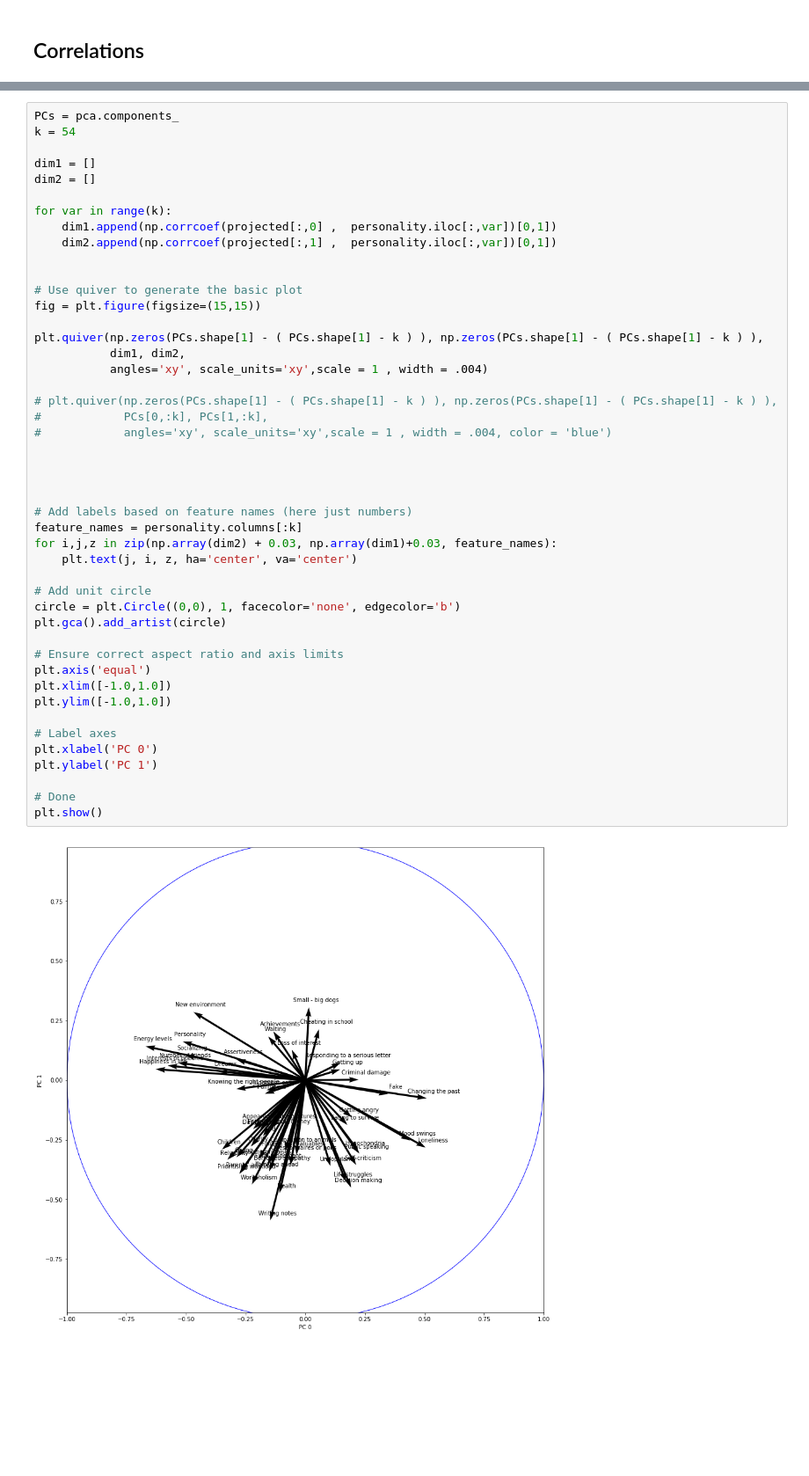
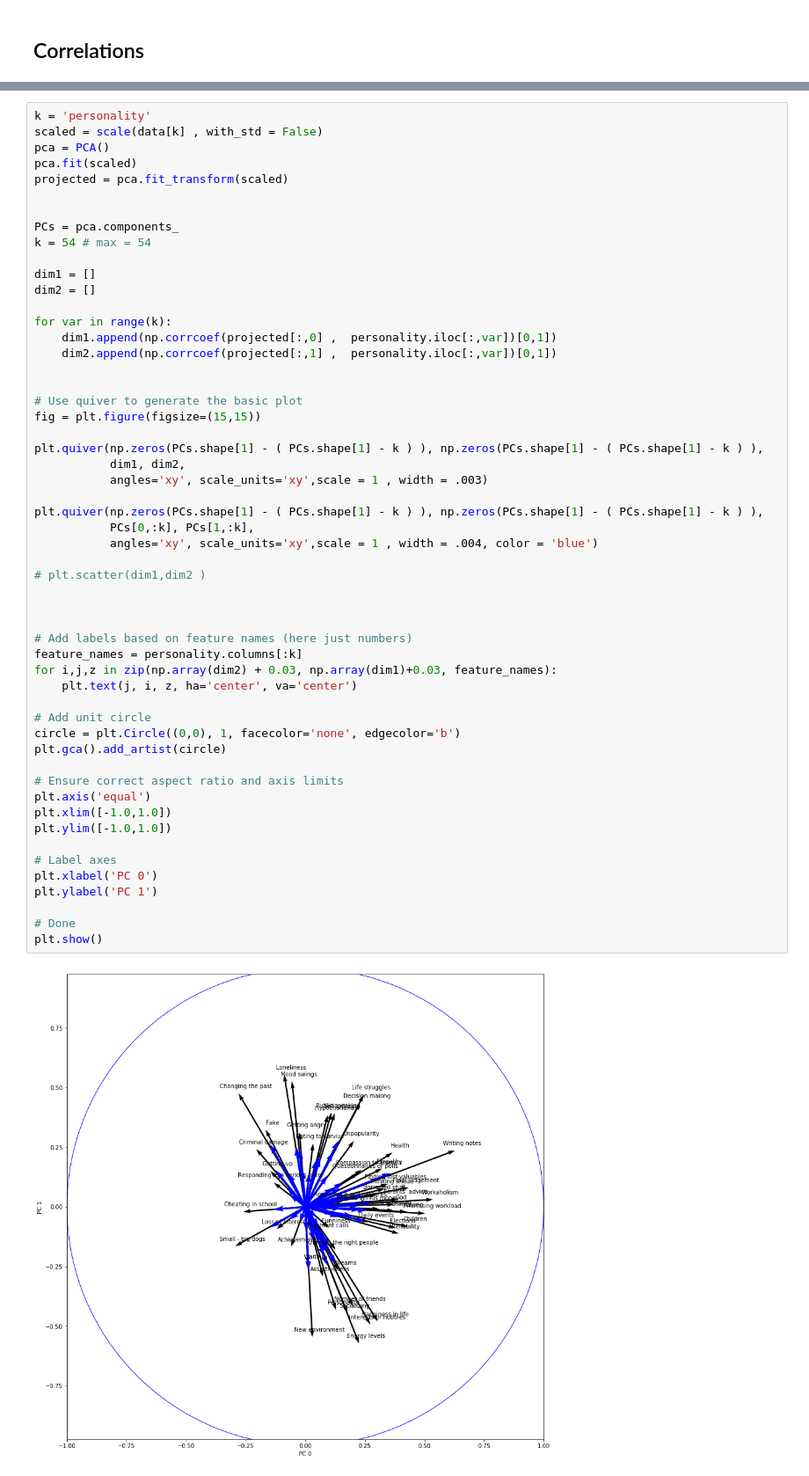
Before and after one commit to raulds77/inference_project, a Jupyter notebook: Observable PCA.ipynb, the cells around one changed output, grey strips where cells are left out. Shown: that part at 88% size. Cells and saved outputs as stored; diff of their text form; blank space fills up the shorter version.

```diff
--- a/Observable PCA.ipynb
+++ b/Observable PCA.ipynb
@@ -68,6 +70,13 @@ for k in data.keys():
 # %%
+k = 'personality'
+scaled = scale(data[k] , with_std = False)
+pca = PCA()
+pca.fit(scaled)
+projected = pca.fit_transform(scaled)
+
+
 PCs = pca.components_
-k = 54
+k = 54 # max = 54
 
 dim1 = []
 dim2 = []
@@ -81,35 +90,36 @@ for var in range(k):
 fig = plt.figure(figsize=(15,15))
 
 plt.quiver(np.zeros(PCs.shape[1] - ( PCs.shape[1] - k ) ), np.zeros(PCs.shape[1] - ( PCs.shape[1] - k ) ),
            dim1, dim2,
-           angles='xy', scale_units='xy',scale = 1 , width = .004)
+           angles='xy', scale_units='xy',scale = 1 , width = .003)
 
-# plt.quiver(np.zeros(PCs.shape[1] - ( PCs.shape[1] - k ) ), np.zeros(PCs.shape[1] - ( PCs.shape[1] - k ) ),
-#            PCs[0,:k], PCs[1,:k],
-#            angles='xy', scale_units='xy',scale = 1 , width = .004, color = 'blue')
+plt.quiver(np.zeros(PCs.shape[1] - ( PCs.shape[1] - k ) ), np.zeros(PCs.shape[1] - ( PCs.shape[1] - k ) ),
+           PCs[0,:k], PCs[1,:k],
+           angles='xy', scale_units='xy',scale = 1 , width = .004, color = 'blue')
 
+# plt.scatter(dim1,dim2 )
 
 
 
 # Add labels based on feature names (here just numbers)
 feature_names = personality.columns[:k]
 for i,j,z in zip(np.array(dim2) + 0.03, np.array(dim1)+0.03, feature_names):
     plt.text(j, i, z, ha='center', va='center')
 
 # Add unit circle
 circle = plt.Circle((0,0), 1, facecolor='none', edgecolor='b')
 plt.gca().add_artist(circle)
 
 # Ensure correct aspect ratio and axis limits
 plt.axis('equal')
 plt.xlim([-1.0,1.0])
 plt.ylim([-1.0,1.0])
 
 # Label axes
 plt.xlabel('PC 0')
 plt.ylabel('PC 1')
 
 # Done
 plt.show()
 # %% [output]
-[figure, old version]
+[figure, new version]
```
Also changed, not shown: parts of 4 cells of this notebook.
